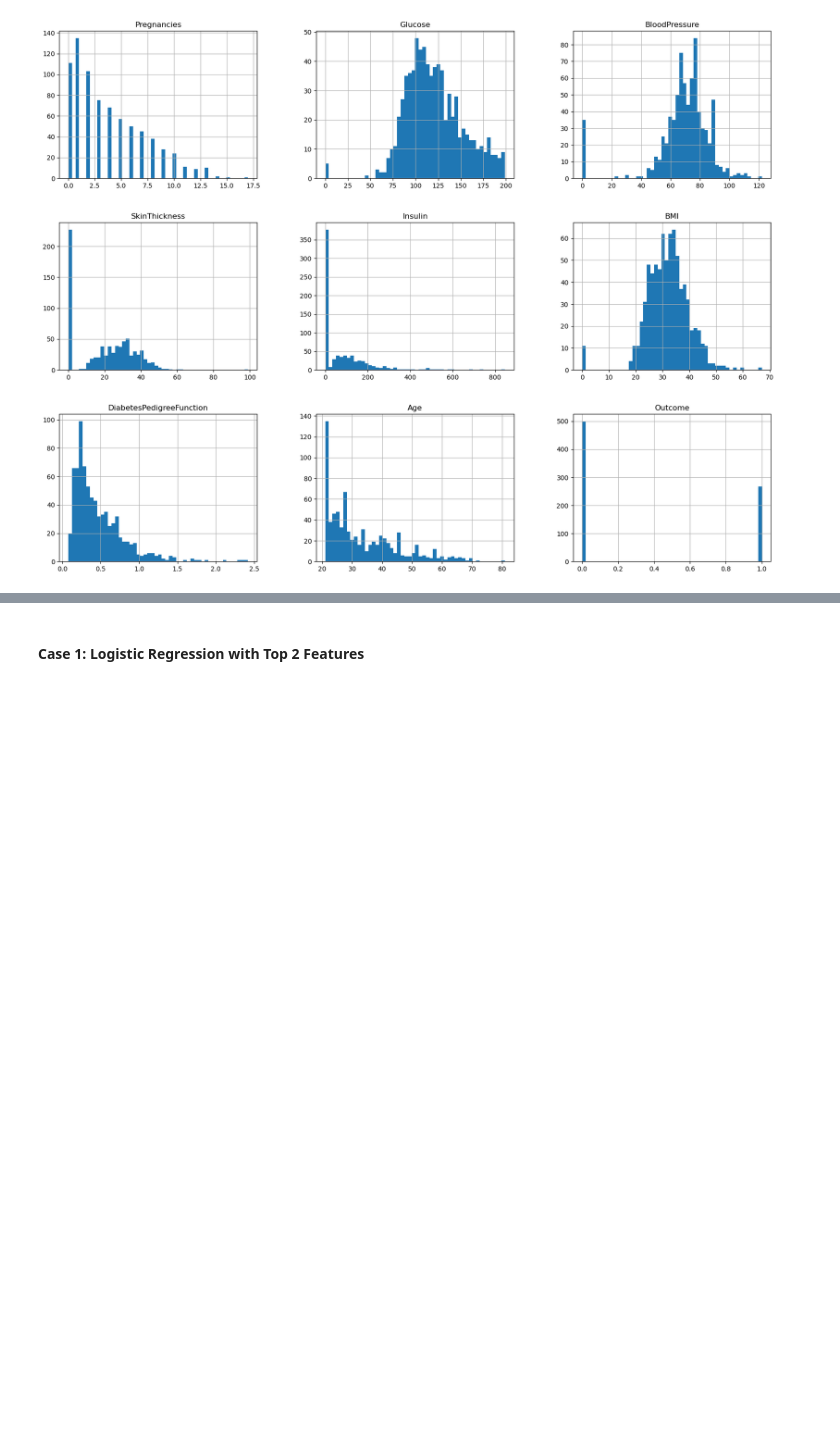
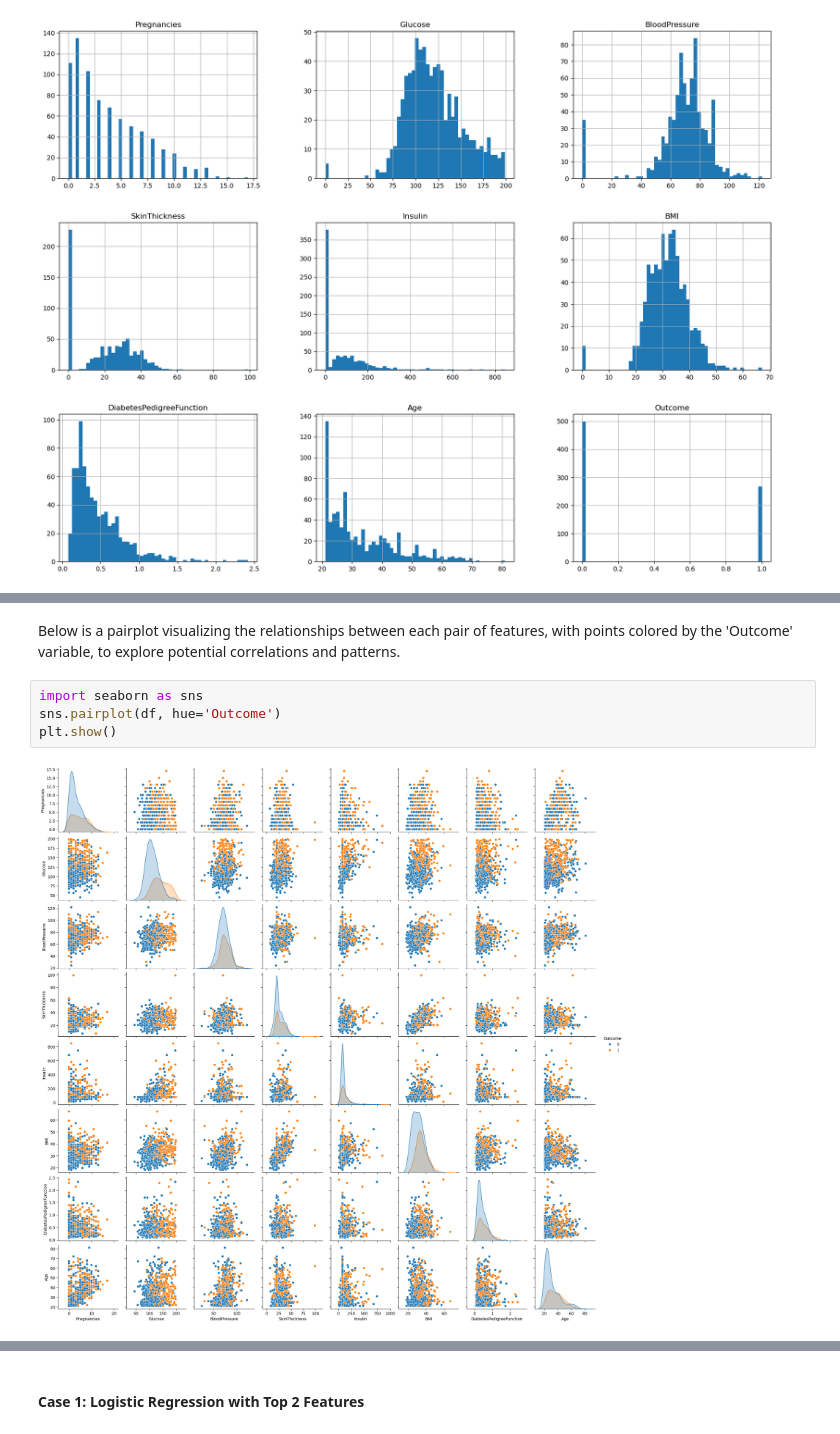
Before and after one commit to fatinshariff/Diabetes, a Jupyter notebook: diabetes.ipynb, the cells around one changed output, grey strips where cells are left out. Cells and saved outputs as stored; diff of their text form; blank space fills up the shorter version.

```diff
--- a/diabetes.ipynb
+++ b/diabetes.ipynb
@@ -87,0 +113,8 @@ df[cols] = df[cols].replace(0, np.nan).fillna(df[cols].mean())
+# %% [markdown]
+Below is a pairplot visualizing the relationships between each pair of features, with points colored by the 'Outcome' variable, to explore potential correlations and patterns.
+# %%
+import seaborn as sns
+sns.pairplot(df, hue='Outcome')
+plt.show()
+# %% [output]
+[figure, added]
```
Also changed, not shown: parts of 22 cells of this notebook.
